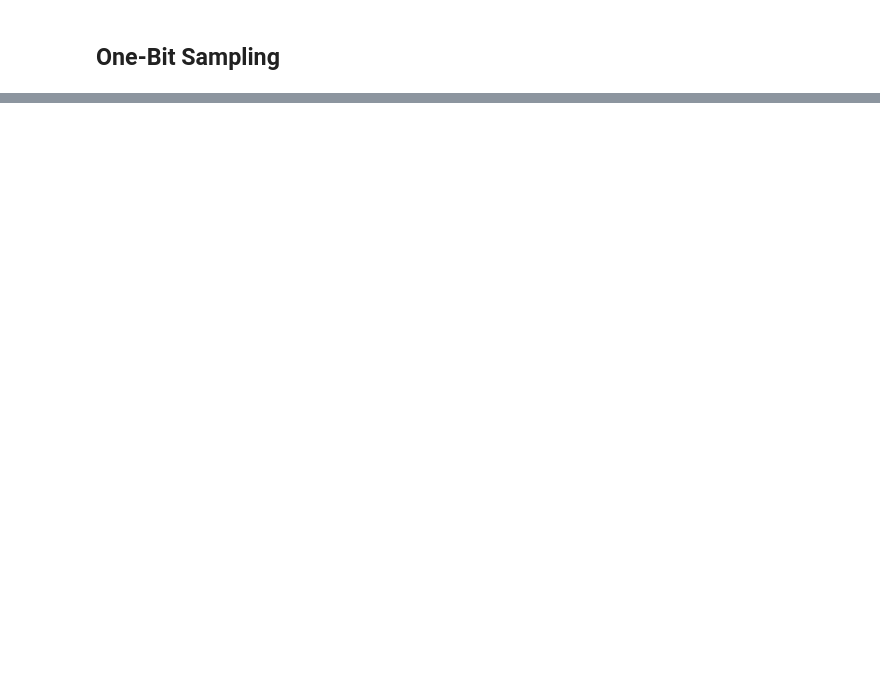
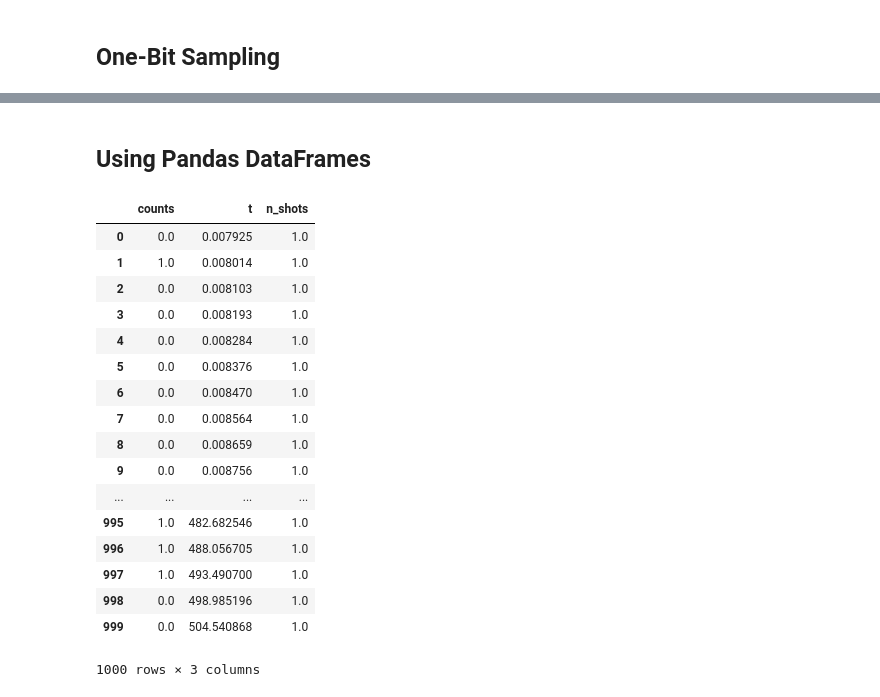
Before and after one commit to QInfer/python-qinfer, a Jupyter notebook: examples/simple_precession_estimation.ipynb, the cells around one changed output, grey strips where cells are left out. Drawn from its saved outputs; the diff is of its cells as text; code cells hidden in the pictures; blank space fills up the shorter version.

Commit message:
Pandas support.

```diff
--- a/examples/simple_precession_estimation.ipynb
+++ b/examples/simple_precession_estimation.ipynb
@@ -128,0 +129,2 @@ plt.ylim(*ylim)
+# %% [markdown]
+## Using Pandas DataFrames ##
@@ -128,0 +133,22 @@ plt.ylim(*ylim)
+# %%
+dataframe = pd.DataFrame(data, columns=['counts', 't', 'n_shots'])
+dataframe
+# %% [output]
+|  | counts | t | n_shots |
+| 0 | 0.0 | 0.007925 | 1.0 |
+| 1 | 1.0 | 0.008014 | 1.0 |
+| 2 | 0.0 | 0.008103 | 1.0 |
+| 3 | 0.0 | 0.008193 | 1.0 |
+| 4 | 0.0 | 0.008284 | 1.0 |
+| 5 | 0.0 | 0.008376 | 1.0 |
+| 6 | 0.0 | 0.008470 | 1.0 |
+| 7 | 0.0 | 0.008564 | 1.0 |
+| 8 | 0.0 | 0.008659 | 1.0 |
+| 9 | 0.0 | 0.008756 | 1.0 |
+| ... | ... | ... | ... |
+| 995 | 1.0 | 482.682546 | 1.0 |
+| 996 | 1.0 | 488.056705 | 1.0 |
+| 997 | 1.0 | 493.490700 | 1.0 |
+| 998 | 0.0 | 498.985196 | 1.0 |
+| 999 | 0.0 | 504.540868 | 1.0 |
+1000 rows × 3 columns
```
Also changed, not shown: parts of 11 cells of this notebook, 1 other file.
